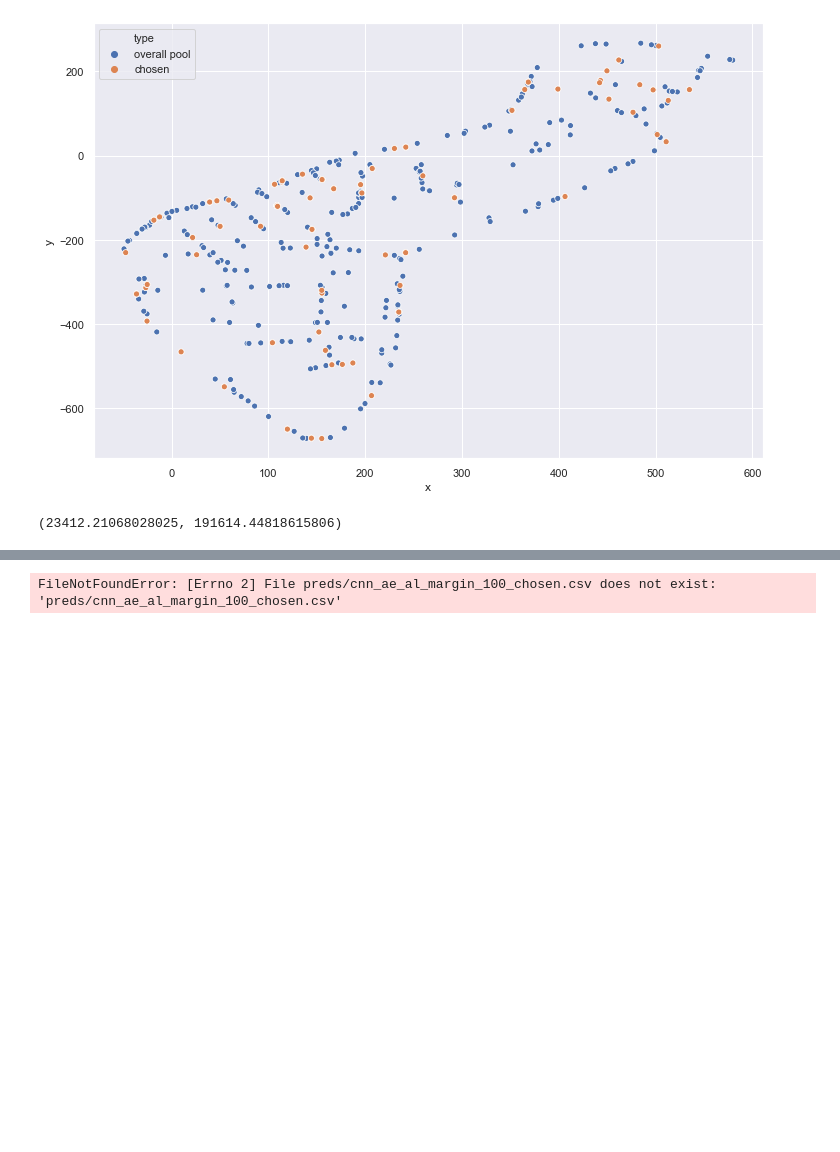
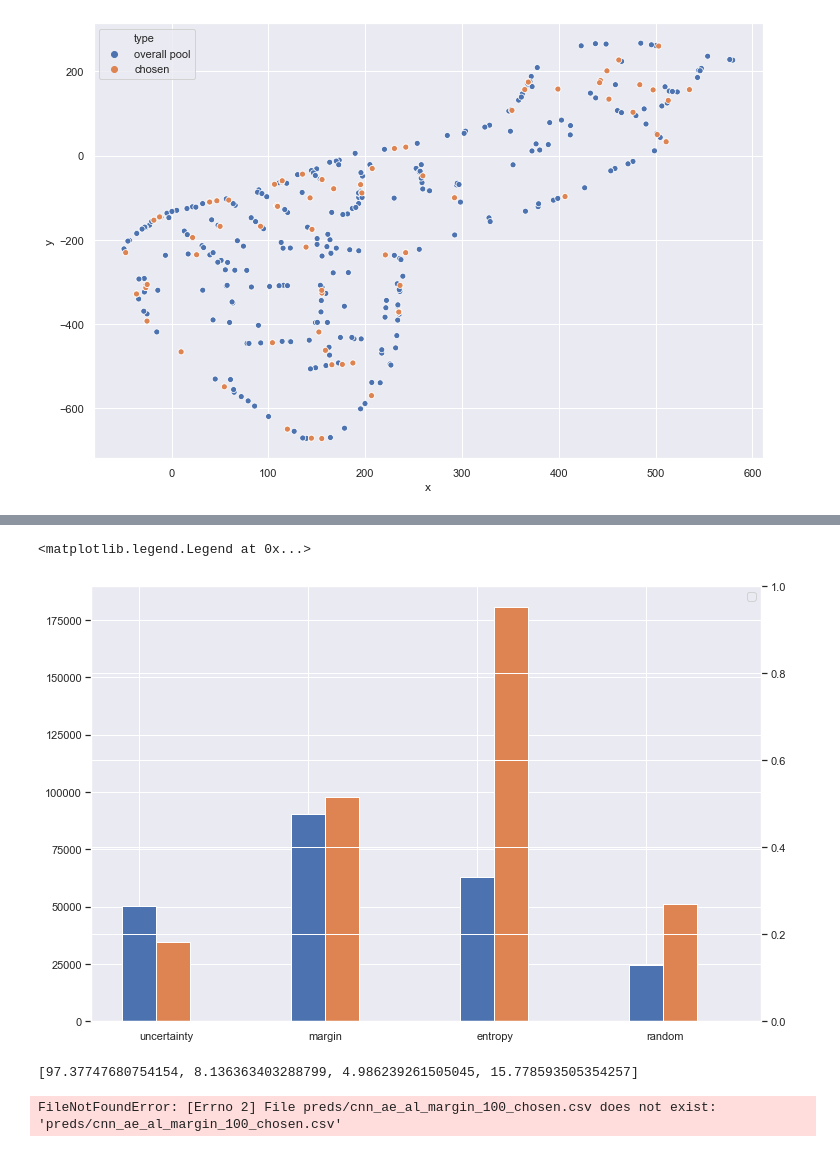
Before and after one commit to telenovelachuan/data_science, a Jupyter notebook: master_project/active_learning.ipynb, the cells around one changed output, grey strips where cells are left out. Drawn from its saved outputs; the diff is of its cells as text; code cells hidden in the pictures; blank space fills up the shorter version.

Commit message:
update analysis on chosen dots

```diff
--- a/master_project/active_learning.ipynb
+++ b/master_project/active_learning.ipynb
@@ -240,11 +240,49 @@ sns.scatterplot(x="x", y="y", data=df_concat, hue="type")
 # %% [output]
 <matplotlib.axes._subplots.AxesSubplot at 0x...>
 [figure]
-# %%
-xpar = df_pool["x"].mean()
-ypar = df_pool["y"].mean()
-df_chosen["var_x"] = np.square(df_chosen["x"] - xpar)
-df_chosen["var_y"] = np.square(df_chosen["y"] - xpar)
-df_chosen["var_x"].mean(), df_chosen["var_y"].mean()
-# %% [output]
-(23412.21068028025, 191614.44818615806)
+# %%
+df_chosen_uncertainty = pd.read_csv("chosen/cnn_ae_al_uncertainty_all_chosen.csv", index_col=0)
+df_chosen_margin = pd.read_csv("chosen/cnn_ae_al_margin_all_chosen.csv", index_col=0)
+df_chosen_entropy = pd.read_csv("chosen/cnn_ae_al_entropy_all_chosen.csv", index_col=0)
+df_chosen_random = pd.read_csv("chosen/cnn_ae_al_random_all_chosen.csv", index_col=0)
+
+#df_chosen["type"] = "chosen"
+df_pool = pd.DataFrame(pool_y_al, columns=["x", "y", "z"])
+df_pool["type"] = "overall pool"
+
+xpar = df_pool["x"].mean()
+ypar = df_pool["y"].mean()
+zpar = df_pool["z"].mean()
+
+df_chosen_uncertainty["var_x"] = np.square(df_chosen_uncertainty["x"] - xpar)
+df_chosen_uncertainty["var_y"] = np.square(df_chosen_uncertainty["y"] - ypar)
+df_chosen_uncertainty["var_z"] = np.square(df_chosen_uncertainty["z"] - zpar)
+df_chosen_margin["var_x"] = np.square(df_chosen_margin["x"] - xpar)
+df_chosen_margin["var_y"] = np.square(df_chosen_margin["y"] - ypar)
+df_chosen_margin["var_z"] = np.square(df_chosen_margin["z"] - zpar)
+df_chosen_entropy["var_x"] = np.square(df_chosen_entropy["x"] - xpar)
+df_chosen_entropy["var_y"] = np.square(df_chosen_entropy["y"] - ypar)
+df_chosen_entropy["var_z"] = np.square(df_chosen_entropy["z"] - zpar)
+df_chosen_random["var_x"] = np.square(df_chosen_random["x"] - xpar)
+df_chosen_random["var_y"] = np.square(df_chosen_random["y"] - ypar)
+df_chosen_random["var_z"] = np.square(df_chosen_random["z"] - zpar)
+
+varx_uncertainty, vary_uncertainty, varz_uncertainty = df_chosen_uncertainty["var_x"].mean(), df_chosen_uncertainty["var_y"].mean(), df_chosen_uncertainty["var_z"].mean()
+varx_margin, vary_margin, varz_margin = df_chosen_margin["var_x"].mean(), df_chosen_margin["var_y"].mean(), df_chosen_margin["var_z"].mean()
+varx_entropy, vary_entropy, varz_entropy = df_chosen_entropy["var_x"].mean(), df_chosen_entropy["var_y"].mean(), df_chosen_entropy["var_z"].mean()
+varx_random, vary_random, varz_random = df_chosen_random["var_x"].mean(), df_chosen_random["var_y"].mean(), df_chosen_random["var_z"].mean()
+
+labels = ["uncertainty", "margin", "entropy", "random"]
+plt.figure(figsize=(12, 8))
+ax = plt.subplot(111)
+ax2 = ax.twinx()
+width = 0.2
+x = np.arange(len(labels))
+ax.bar(x, [varx_uncertainty, varx_margin, varx_entropy, varx_random], width=width, label="x var")
+ax.bar(x + width, [vary_uncertainty, vary_margin, vary_entropy, vary_random], width=width, label="y var")
+ax.bar(x + width*2, [varz_uncertainty, varz_margin, varz_entropy, varz_random], width=width, color="g", label="z var")
+
+ax.set_xticks(x)
+ax.set_xticklabels(labels, ha="left")
+plt.legend()
+# %% [output]
@@ -251,3 +290,9 @@ df_chosen["var_x"].mean(), df_chosen["var_y"].mean()
+<matplotlib.legend.Legend at 0x...>
+[figure, added]
+# %%
+[varz_uncertainty, varz_margin, varz_entropy, varz_random]
+# %% [output]
+[97.37747680754154, 8.136363403288799, 4.986239261505045, 15.778593505354257]
 # %%
 # Looking at the chosen samples by the margin sampling method
 df_chosen = pd.read_csv("preds/cnn_ae_al_margin_100_chosen.csv", index_col=0)
```
Also changed, not shown: parts of 3 cells of this notebook, 5 other files.
